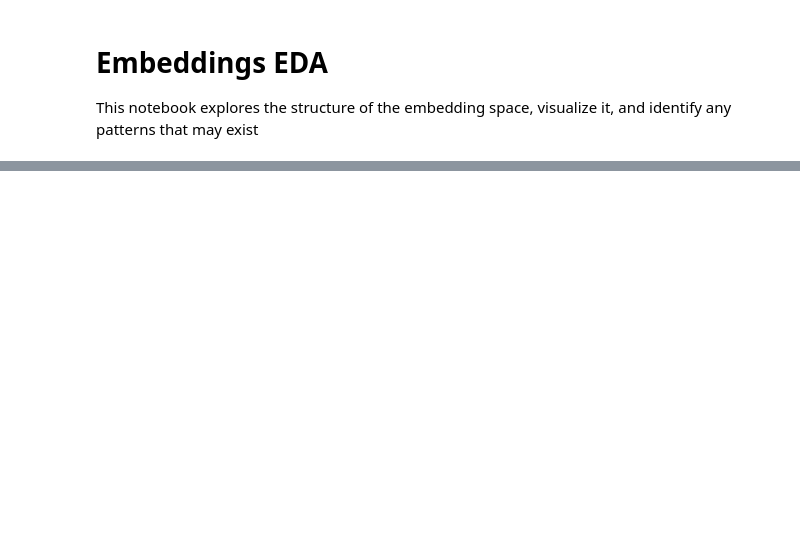
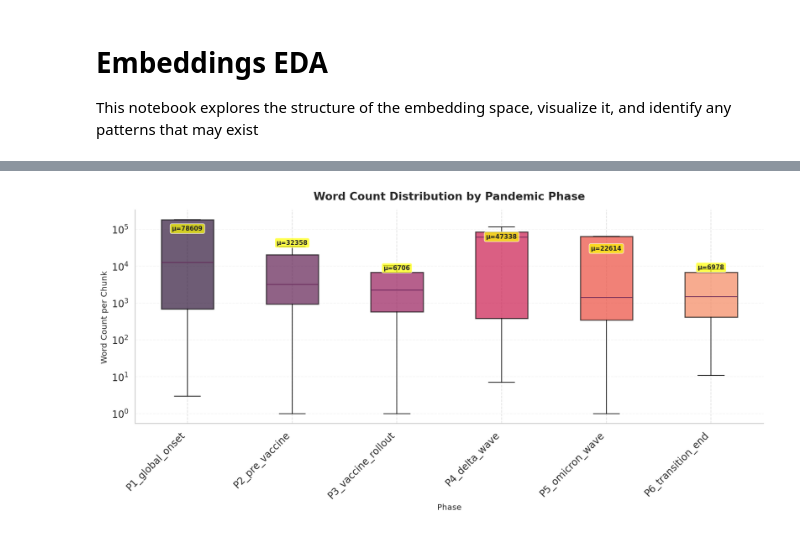
Before and after one commit to Ala-ADN/credleaf, a Jupyter notebook: notebooks/03_embeddings_eda.ipynb, the cells around one changed output, grey strips where cells are left out. Cells and saved outputs as stored; diff of their text form; code cells hidden in the pictures; blank space fills up the shorter version.

```diff
--- a/notebooks/03_embeddings_eda.ipynb
+++ b/notebooks/03_embeddings_eda.ipynb
@@ -63,0 +190,36 @@ Collections in Qdrant:
+# %%
+# Cell 5 (updated): Word count distribution across phases (box plot)
+fig, ax = plt.subplots(figsize=(14, 7))
+
+# Prepare data in phase order
+phase_data = [df[df['phase_cat'] == phase]['word_count'].dropna().values
+              for phase in phase_order if phase in df['phase_cat'].cat.categories]
+
+# Create box plot
+bp = ax.boxplot(phase_data, labels=[p for p in phase_order if p in df['phase_cat'].cat.categories],
+                patch_artist=True, showfliers=False)
+
+# Color the boxes
+for box, color in zip(bp['boxes'], palette[:len(phase_data)]):
+    box.set_facecolor(color)
+    box.set_alpha(0.7)
+    box.set_edgecolor('black')
+    box.set_linewidth(1.5)
+
+ax.set_title("Word Count Distribution by Pandemic Phase", fontsize=16, fontweight='bold', pad=15)
+ax.set_xlabel("Phase", fontsize=12)
+ax.set_ylabel("Word Count per Chunk", fontsize=12)
+ax.set_yscale('log')
+ax.grid(True, alpha=0.3, axis='y')
+plt.xticks(rotation=45, ha='right')
+
+# Add mean value annotations
+for i, phase in enumerate([p for p in phase_order if p in df['phase_cat'].cat.categories]):
+    mean_val = df[df['phase_cat'] == phase]['word_count'].mean()
+    ax.text(i+1, mean_val * 1.1, f'μ={mean_val:.0f}', ha='center', va='bottom',
+            fontsize=9, fontweight='bold', bbox=dict(boxstyle='round,pad=0.3', facecolor='yellow', alpha=0.7))
+
+plt.tight_layout()
+plt.show()
+# %% [output]
+[figure, added]
```
Also changed, not shown: parts of 10 cells of this notebook, 2 other files.
